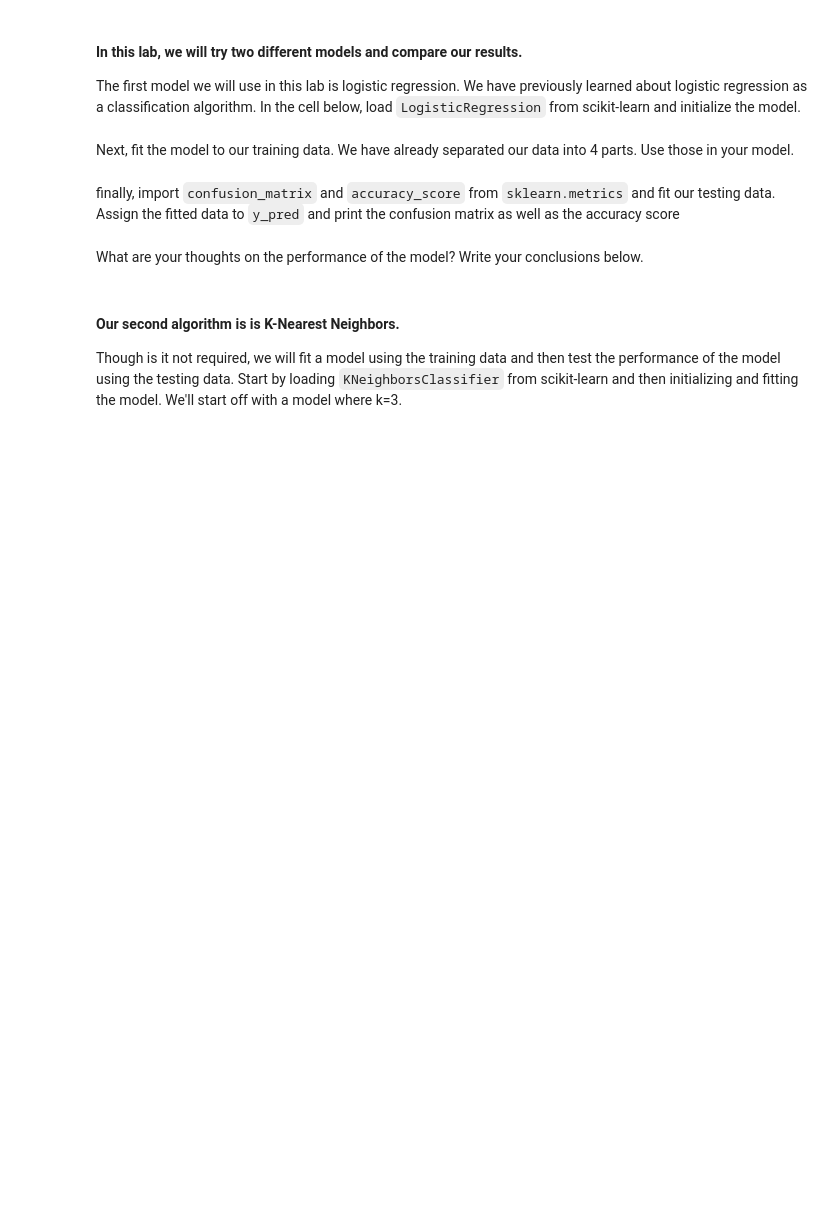
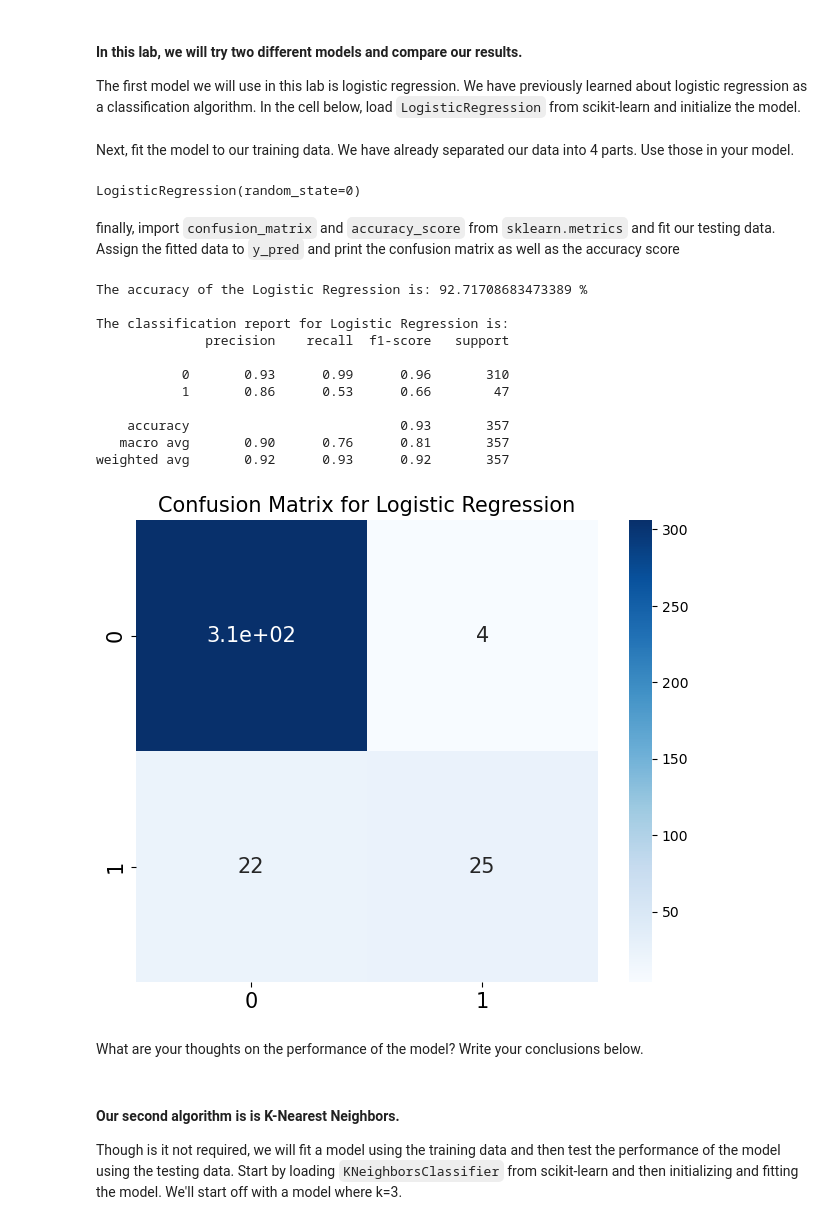
Before and after one commit to JaimeSastreCrespo/DAFT_1022, a Jupyter notebook: module_3/Lab_4_Supervised-Learning/main.ipynb, the cells around one changed output. Cells and saved outputs as stored; diff of their text form; code cells hidden in the pictures; blank space fills up the shorter version.

```diff
--- a/module_3/Lab_4_Supervised-Learning/main.ipynb
+++ b/module_3/Lab_4_Supervised-Learning/main.ipynb
@@ -445,0 +542,6 @@ from sklearn.model_selection import train_test_split
+# %%
+x_train, x_test, y_train, y_test = train_test_split(x, y, test_size=0.2, random_state=5)
+print(x_train.shape)
+print(y_train.shape)
+print(x_test.shape)
+print(y_test.shape)
@@ -452,2 +557,7 @@ The first model we will use in this lab is logistic regression. We have previous
+# %%
+from sklearn.preprocessing import StandardScaler
+sc = StandardScaler()
+x_train = sc.fit_transform(x_train)
+x_test = sc.transform(x_test)
 # %% [markdown]
 Next, fit the model to our training data. We have already separated our data into 4 parts. Use those in your model.
@@ -456,2 +564,8 @@ Next, fit the model to our training data. We have already separated our data int
+# %%
+from sklearn.linear_model import LogisticRegression
+lr = LogisticRegression(random_state = 0, solver='lbfgs', multi_class='auto')
+lr.fit(x_train, y_train)
+# %% [output]
+LogisticRegression(random_state=0)
 # %% [markdown]
 finally, import `confusion_matrix` and `accuracy_score` from `sklearn.metrics` and fit our testing data. Assign the fitted data to `y_pred` and print the confusion matrix as well as the accuracy score
@@ -460,2 +572,37 @@ finally, import `confusion_matrix` and `accuracy_score` from `sklearn.metrics` a
+# %%
+from sklearn.metrics import classification_report
+from sklearn.metrics import confusion_matrix
+def generate_results(model, predictions, name):
+    cl_rep = classification_report(y_test, predictions)
+    print("\nThe classification report for " + name + " is:", cl_rep, sep = "\n")
+    cm_model = confusion_matrix(y_test, predictions)
+    plt.figure(figsize = (8, 6))
+    sns.heatmap(cm_model, annot = True, cmap = 'Blues', annot_kws = {'size': 15}, square = True)
+    plt.title('Confusion Matrix for ' + name, size = 15)
+    plt.xticks(size = 15)
+    plt.yticks(size = 15)
+    plt.show()
+# %%
+y_pred = lr.predict(x_test)
+# Predict probabilities
+probs_y=lr.predict_proba(x_test)
+### Print results
+probs_y = np.round(probs_y, 2)
+
+print('The accuracy of the Logistic Regression is:', lr.score(x_test, y_test) * 100, '%')
+generate_results(lr, y_pred, 'Logistic Regression')
+# %% [output]
+The accuracy of the Logistic Regression is: 92.71708683473389 %
+
+The classification report for Logistic Regression is:
+              precision    recall  f1-score   support
+
+           0       0.93      0.99      0.96       310
+           1       0.86      0.53      0.66        47
+
+    accuracy                           0.93       357
+   macro avg       0.90      0.76      0.81       357
+weighted avg       0.92      0.93      0.92       357
+[figure, added]
 # %% [markdown]
 What are your thoughts on the performance of the model? Write your conclusions below.
```
Also changed, not shown: parts of 33 cells of this notebook, 2 other files.
